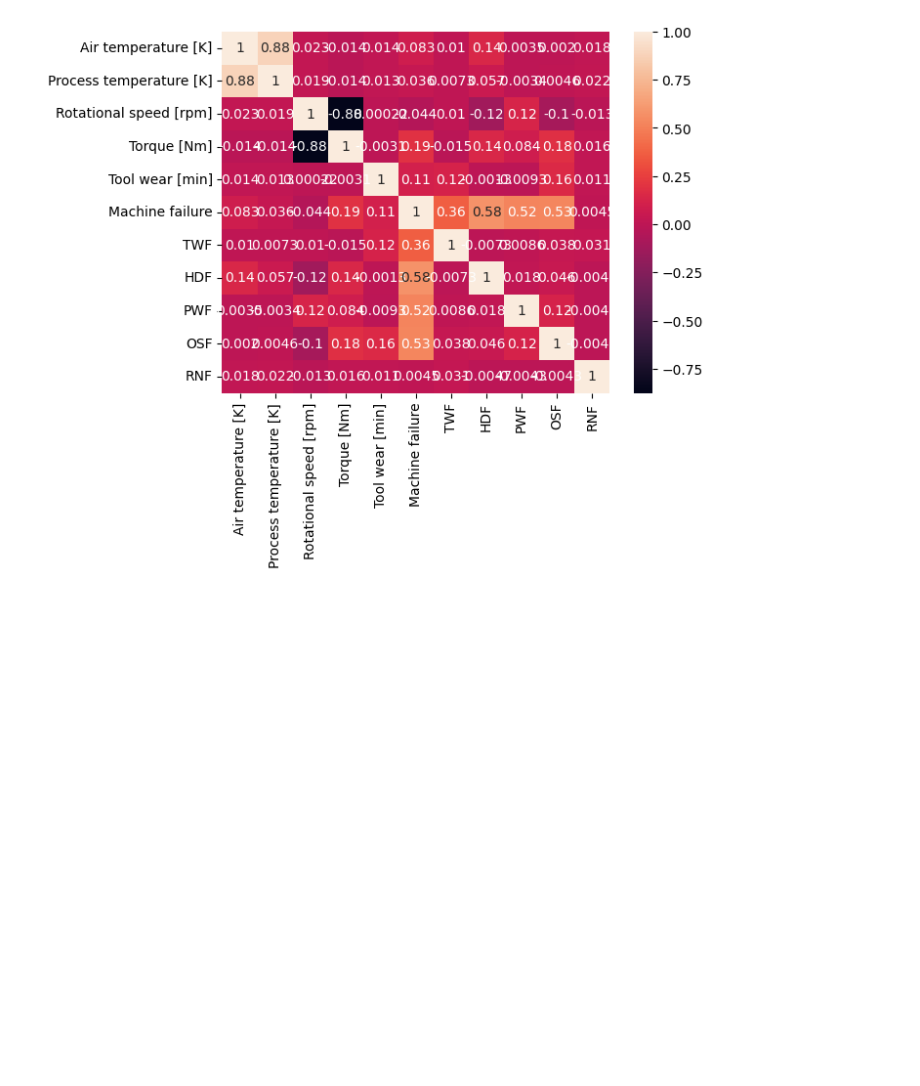
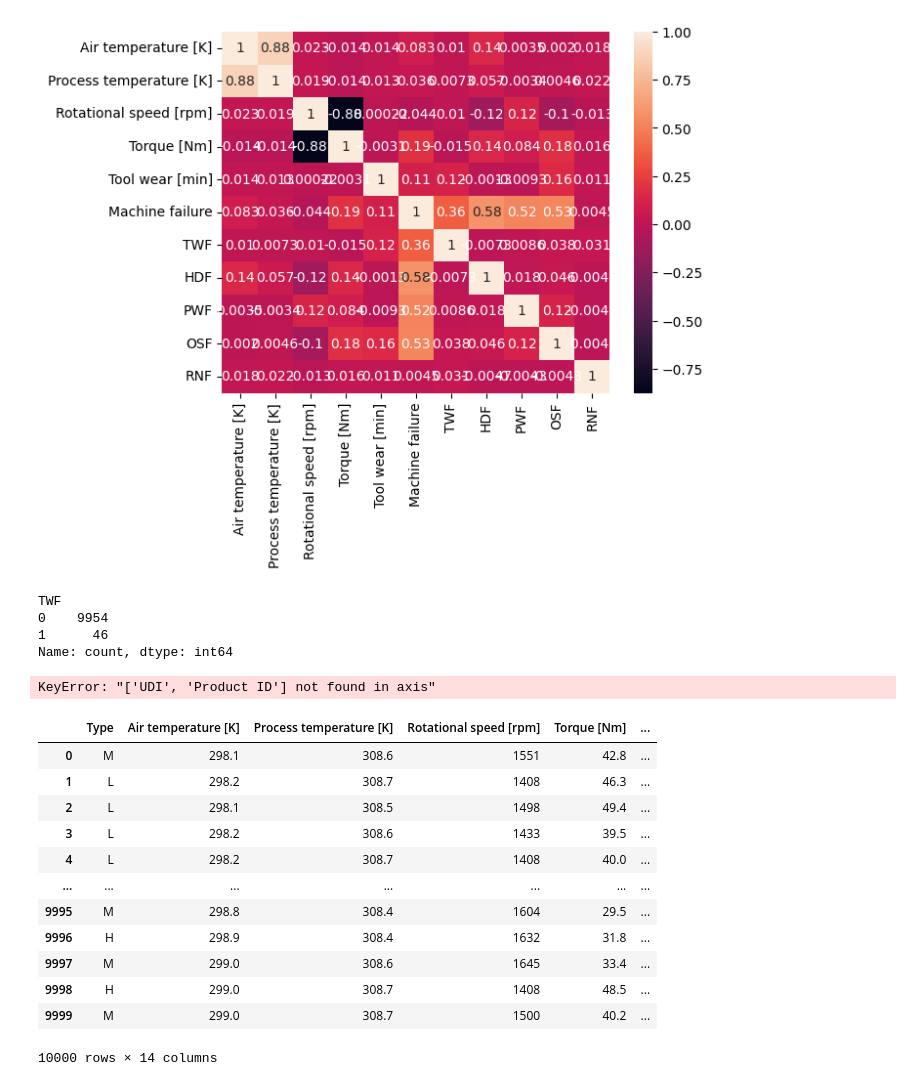
Before and after one commit to yashagarwal2004/Steel_production_industry, a Jupyter notebook: main.ipynb, the cells around one changed output. Cells and saved outputs as stored; diff of their text form; code cells hidden in the pictures; blank space fills up the shorter version.

```diff
--- a/main.ipynb
+++ b/main.ipynb
@@ -86,4 +120,9 @@ plt.show()
 # %% [output]
 [figure]
 # %%
-#creating new features
+df['TWF'] == 1
+# %% [output]
+TWF
+0    9954
+1      46
+Name: count, dtype: int64
@@ -89,0 +132,20 @@ plt.show()
+# %%
+df.drop(columns=['UDI','Product ID'], inplace=True)
+# %% [output]
+KeyError: "['UDI', 'Product ID'] not found in axis"
+# %%
+df
+# %% [output]
+|  | Type | Air temperature [K] | Process temperature [K] | Rotational speed [rpm] | Torque [Nm] | ... |
+| 0 | M | 298.1 | 308.6 | 1551 | 42.8 | ... |
+| 1 | L | 298.2 | 308.7 | 1408 | 46.3 | ... |
+| 2 | L | 298.1 | 308.5 | 1498 | 49.4 | ... |
+| 3 | L | 298.2 | 308.6 | 1433 | 39.5 | ... |
+| 4 | L | 298.2 | 308.7 | 1408 | 40.0 | ... |
+| ... | ... | ... | ... | ... | ... | ... |
+| 9995 | M | 298.8 | 308.4 | 1604 | 29.5 | ... |
+| 9996 | H | 298.9 | 308.4 | 1632 | 31.8 | ... |
+| 9997 | M | 299.0 | 308.6 | 1645 | 33.4 | ... |
+| 9998 | H | 299.0 | 308.7 | 1408 | 48.5 | ... |
+| 9999 | M | 299.0 | 308.7 | 1500 | 40.2 | ... |
+10000 rows × 14 columns
```
Also changed, not shown: parts of 10 cells of this notebook.
